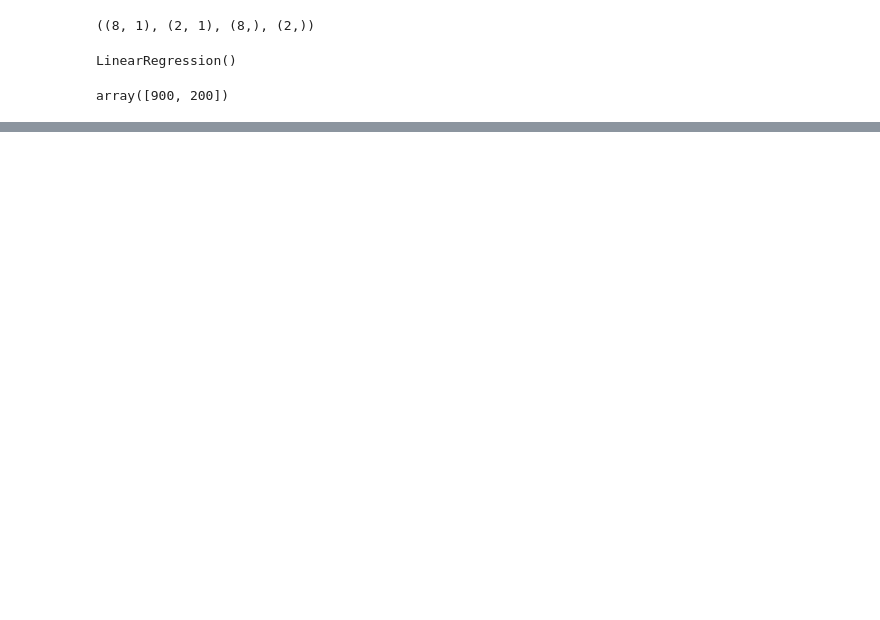
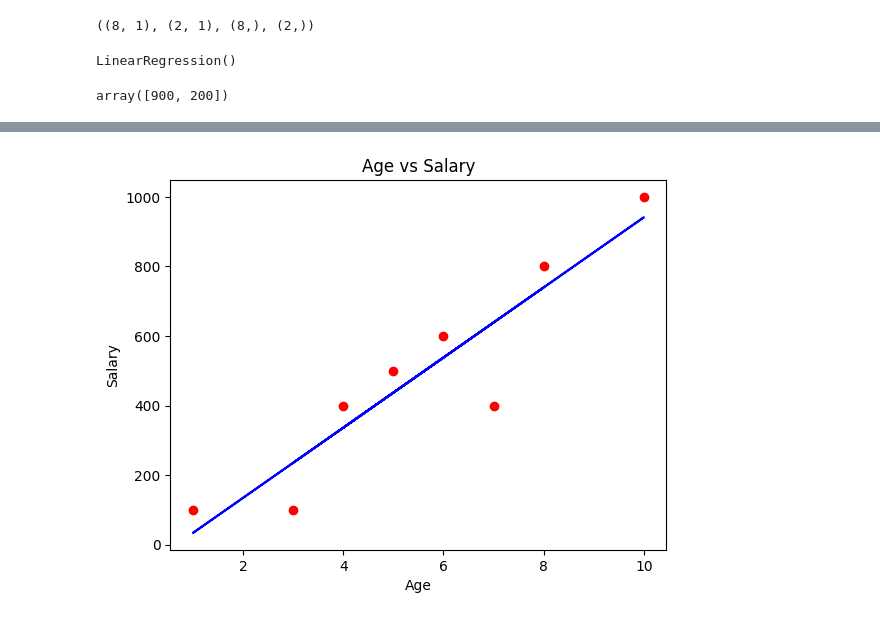
Before and after one commit to Mahendran180923/employee_attrition, a Jupyter notebook: Practice.ipynb, the cells around one changed output, grey strips where cells are left out. Cells and saved outputs as stored; diff of their text form; code cells hidden in the pictures; blank space fills up the shorter version.

```diff
--- a/Practice.ipynb
+++ b/Practice.ipynb
@@ -3898,0 +3878,10 @@ R2: 1.0
+# %%
+from matplotlib import pyplot as plt
+plt.scatter(x_train, y_train, color='red')
+plt.plot(x_train, model.predict(x_train), color='blue')
+plt.xlabel('Age')
+plt.ylabel('Salary')
+plt.title('Age vs Salary')
+plt.show()
+# %% [output]
+[figure, added]
```
Also changed, not shown: parts of 7 cells of this notebook.
